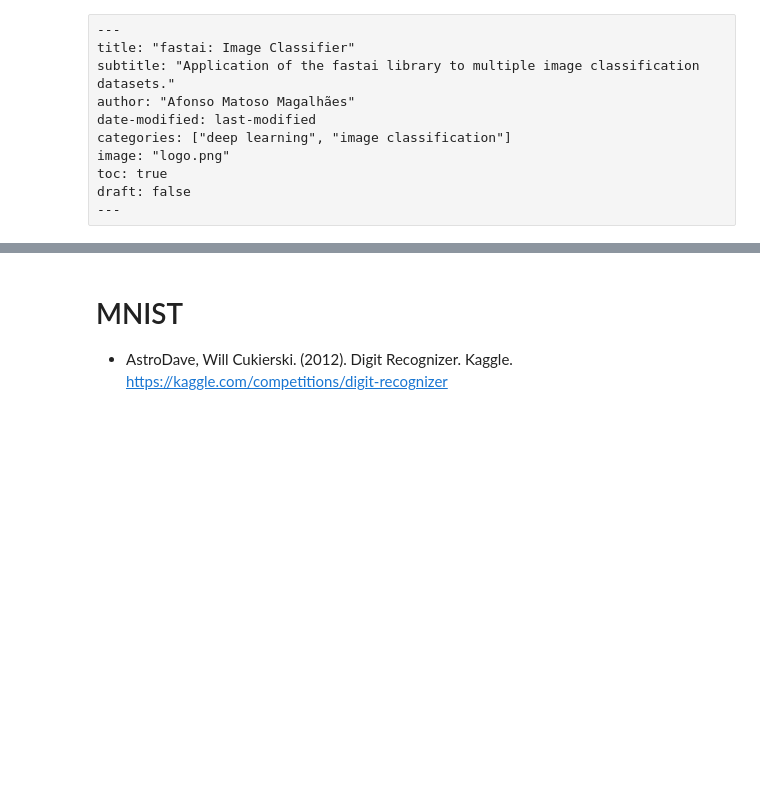
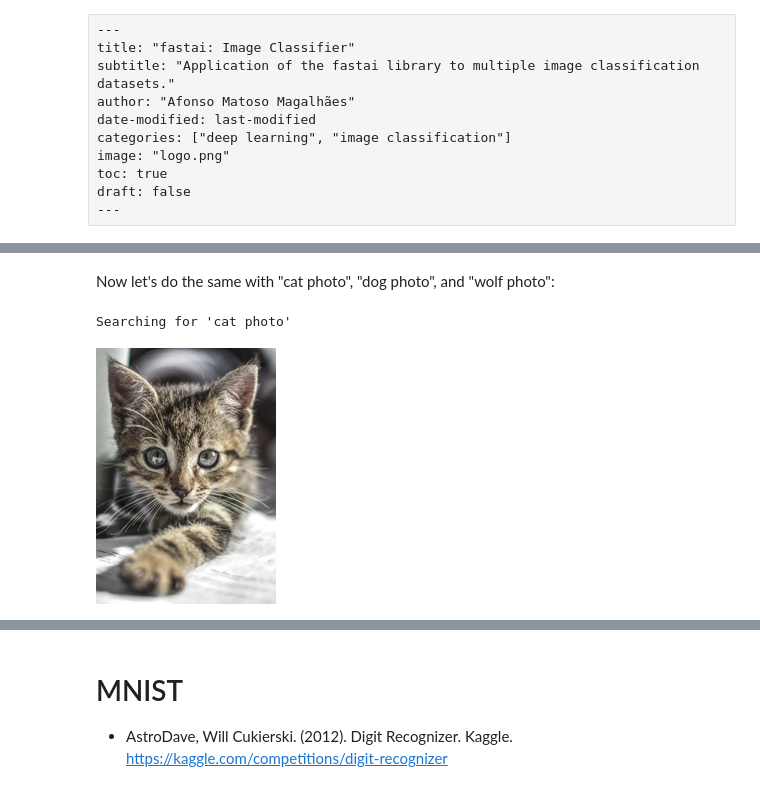
Before and after one commit to afonsomm/blog, a Jupyter notebook: posts/fastai-img-classif/fastai-img-classif.ipynb, the cells around one changed output, grey strips where cells are left out. Drawn from its saved outputs; the diff is of its cells as text; code cells hidden in the pictures; blank space fills up the shorter version.

```diff
--- a/posts/fastai-img-classif/fastai-img-classif.ipynb
+++ b/posts/fastai-img-classif/fastai-img-classif.ipynb
@@ -11,0 +53,10 @@ draft: false
+# %% [markdown]
+Now let's do the same with "cat photo", "dog photo", and "wolf photo":
+# %%
+cat_urls = search_images('cat photo', max_images=1)
+download_url(cat_urls[0], data_path/"cat.jpg", show_progress=False)
+im = Image.open(data_path/"cat.jpg")
+im.to_thumb(256,256)
+# %% [output]
+Searching for 'cat photo'
+[figure, added]
```
Also changed, not shown: parts of 29 cells of this notebook, 3 other files.
